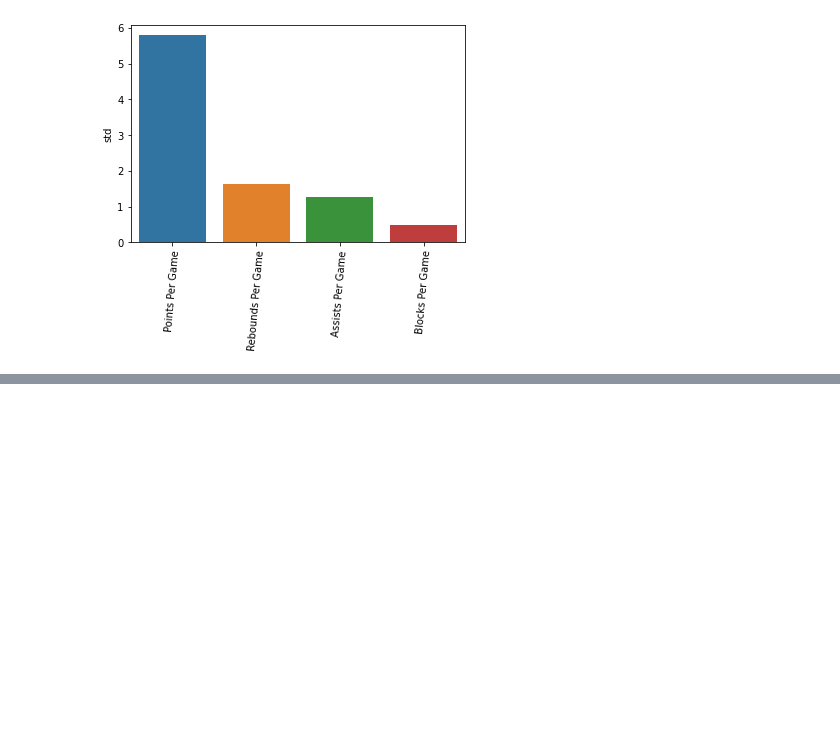
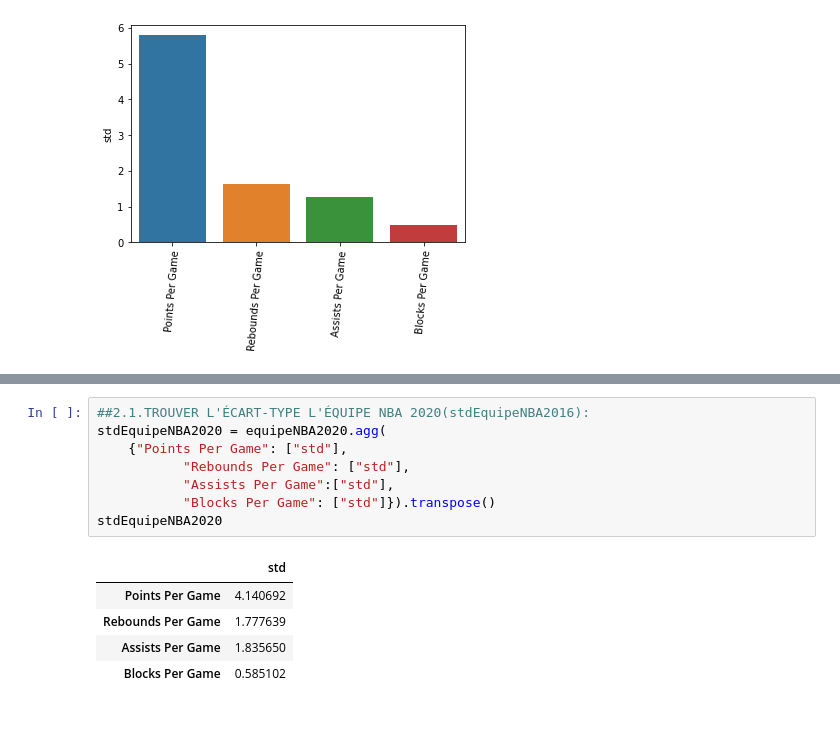
Before and after one commit to PhilippeBellefeuille/ProjetProgrammationGestion, a Jupyter notebook: Project.ipynb, the cells around one changed output, grey strips where cells are left out. Drawn from its saved outputs; the diff is of its cells as text; blank space fills up the shorter version.

```diff
--- a/Project.ipynb
+++ b/Project.ipynb
@@ -188,2 +208,16 @@ for item in graph_stdjoOLY2020.get_xticklabels():
+# %%
+##2.1.TROUVER L'ÉCART-TYPE L'ÉQUIPE NBA 2020(stdEquipeNBA2016):
+stdEquipeNBA2020 = equipeNBA2020.agg(
+    {"Points Per Game": ["std"],
+           "Rebounds Per Game": ["std"],
+           "Assists Per Game":["std"],
+           "Blocks Per Game": ["std"]}).transpose()
+stdEquipeNBA2020
+# %% [output]
+|  | std |
+| Points Per Game | 4.140692 |
+| Rebounds Per Game | 1.777639 |
+| Assists Per Game | 1.835650 |
+| Blocks Per Game | 0.585102 |
 # %% [markdown]
 ###
```
Also changed, not shown: parts of 5 cells of this notebook.
